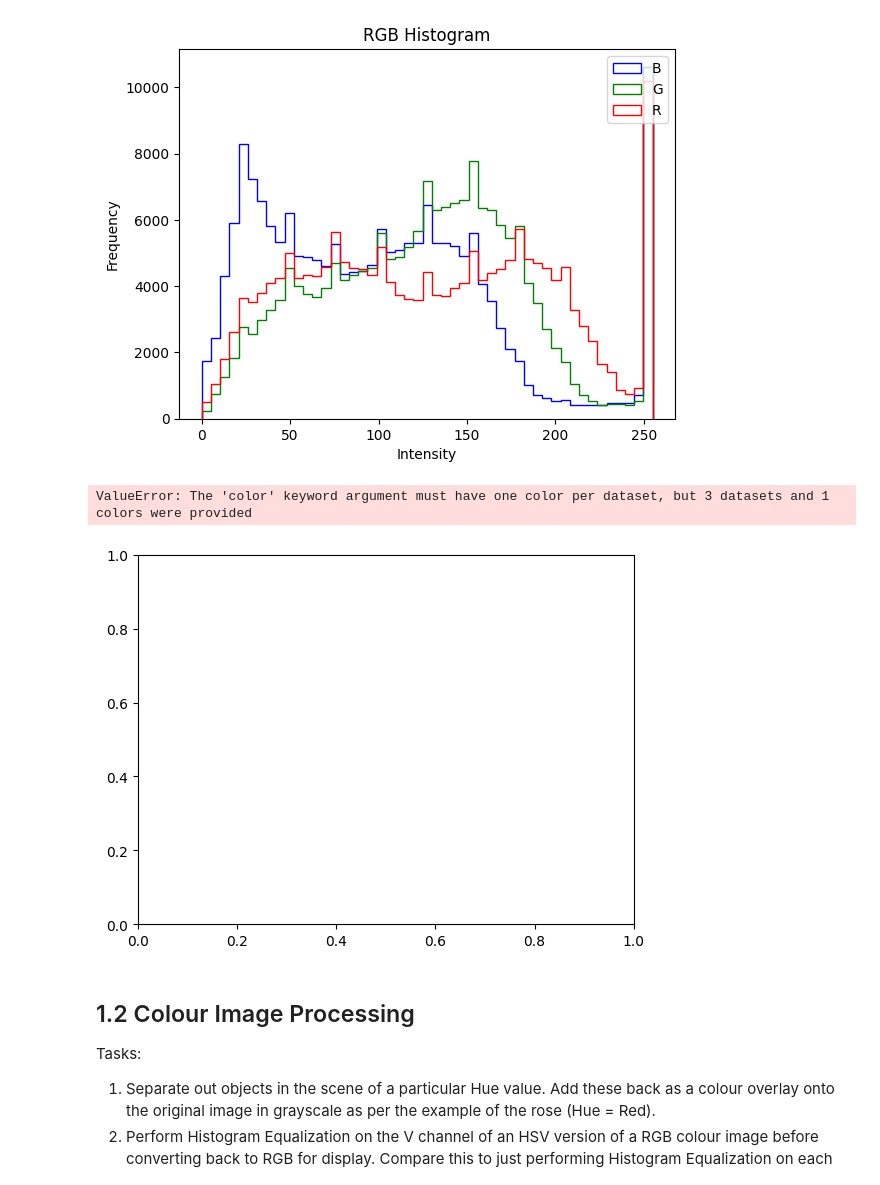
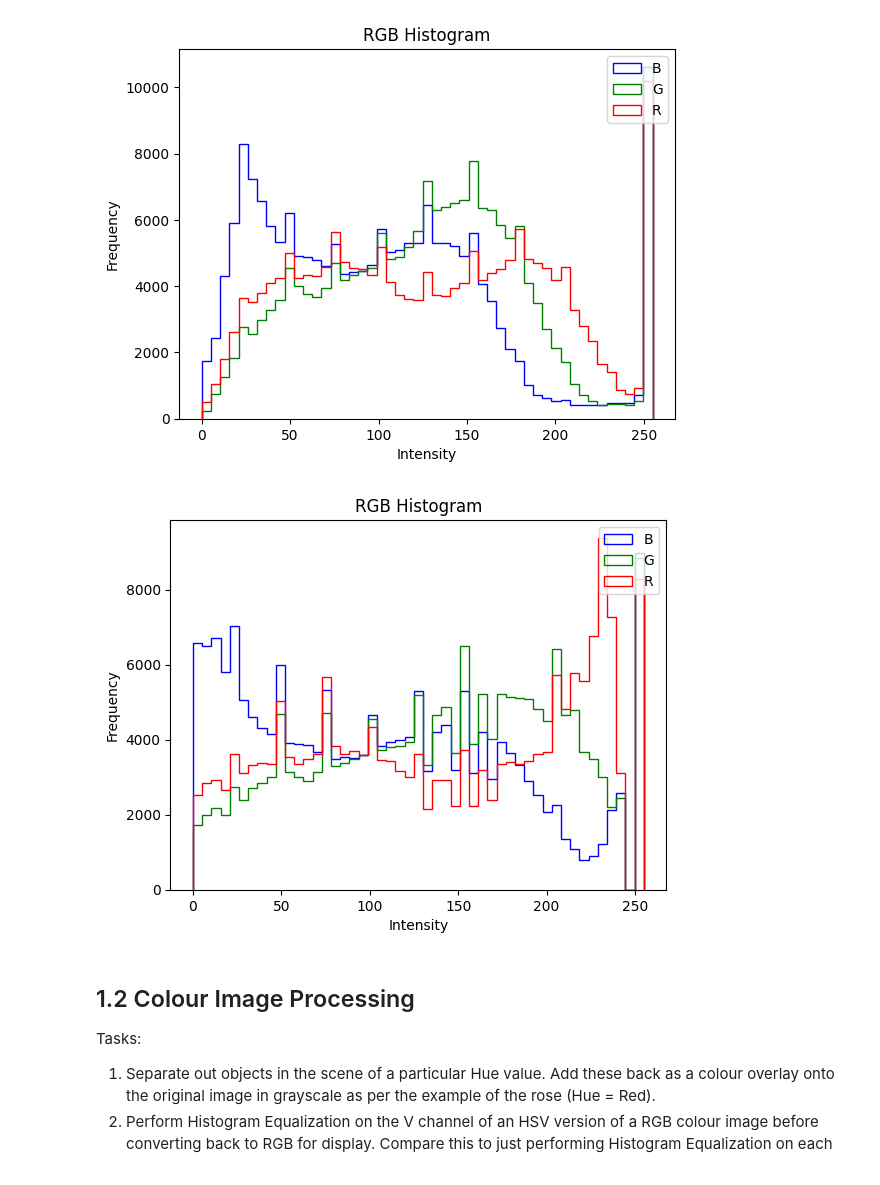
Before and after one commit to FauziThok/image-processing-csc8628, a Jupyter notebook: practical/practical_2_image_informatics_lab_2_additional.ipynb, the cells around one changed output. Cells and saved outputs as stored; diff of their text form; code cells hidden in the pictures.

```diff
--- a/practical/practical_2_image_informatics_lab_2_additional.ipynb
+++ b/practical/practical_2_image_informatics_lab_2_additional.ipynb
@@ -46,19 +46,21 @@ plt.show()
 # %%
 img = cv2.imread("p1-images/horse.jpg", cv2.IMREAD_COLOR)
 img = cv2.cvtColor(img, cv2.COLOR_BGR2RGB)
 
 imeq = equalize_hist(img)
 imeq = img_as_ubyte(imeq)
-v = np.concatenate(imeq)
+r = np.concatenate(imeq[:,:,0])
+g = np.concatenate(imeq[:,:,1])
+b = np.concatenate(imeq[:,:,2])
 bins = np.linspace(0, 255, 50)
-plt.hist(v, bins, color='k', histtype='step')
-plt.title("Histogram")
+plt.hist([r, g, b], bins, label=['R', 'G', 'B'], color=['r', 'g', 'b'], histtype='step')
+plt.legend(loc='upper right')
+plt.title("RGB Histogram")
 plt.xlabel('Intensity')
 plt.ylabel('Frequency')
 plt.show()
 # %% [output]
-ValueError: The 'color' keyword argument must have one color per dataset, but 3 datasets and 1 colors were provided
-[figure, old version]
+[figure, new version]
 # %% [markdown]
 ## 1.2 Colour Image Processing
 
```
Also changed, not shown: parts of 1 cell of this notebook, 1 other file.
